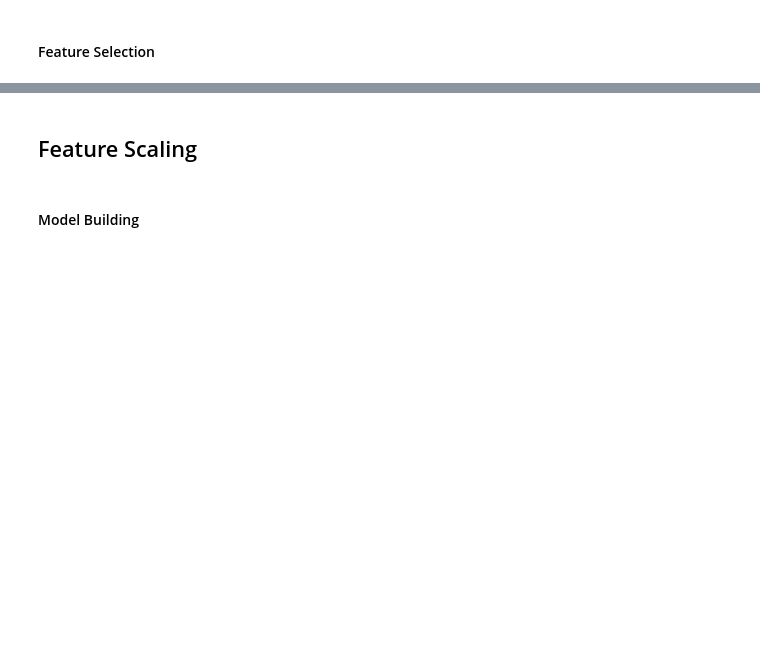
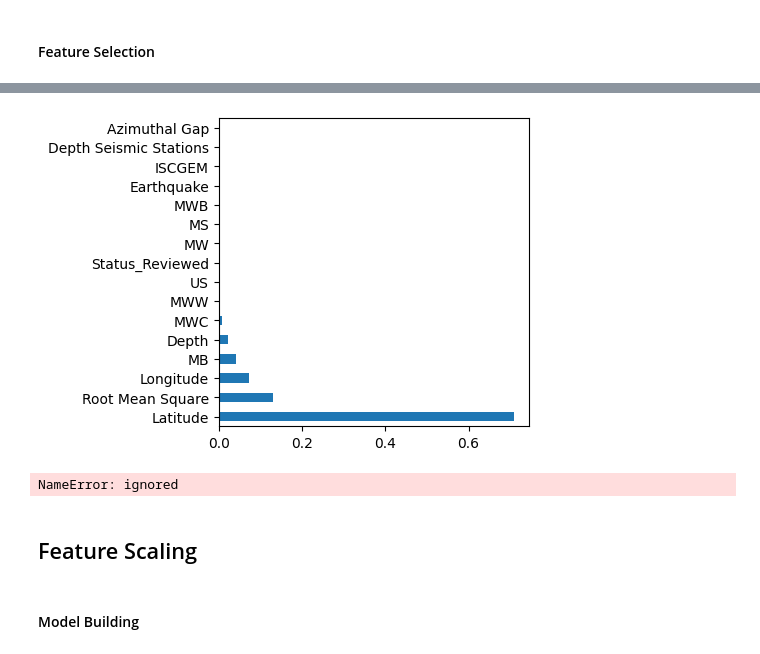
Before and after one commit to nipun1992/EarthquakeMagnitudePrediction, a Jupyter notebook: Earthquake_Magnitude_Prediction.ipynb, the cells around one changed output, grey strips where cells are left out. Saved outputs shown, nothing was run; the diff lists cells and outputs as text; code cells hidden in the pictures; blank space fills up the shorter version.

```diff
--- a/Earthquake_Magnitude_Prediction.ipynb
+++ b/Earthquake_Magnitude_Prediction.ipynb
@@ -778,5 +810,3 @@ X.head()
-# %%
-Y = df_train.iloc[:, df_train.columns == 'Magnitude']
 # %%
 Y.head()
 # %% [output]
@@ -812,9 +829,15 @@ model.fit(X,Y)
 # %%
-feat_importances = pd.Series(model.feature_importances_, index = X.columns)
+feat_importances = pd.Series(model.feature_importances_, index = X.columns).sort_values(ascending = False)
 # %%
-plt.figure(figsize=(12,12))
+plt.figure(figsize=(4,4))
 feat_importances.plot(kind='barh')
 plt.show()
+# %% [output]
+[figure, added]
+# %%
+s
+# %% [output]
+NameError: ignored
 # %%
 df_train.head()
 # %%
```
Also changed, not shown: parts of 15 cells of this notebook.
